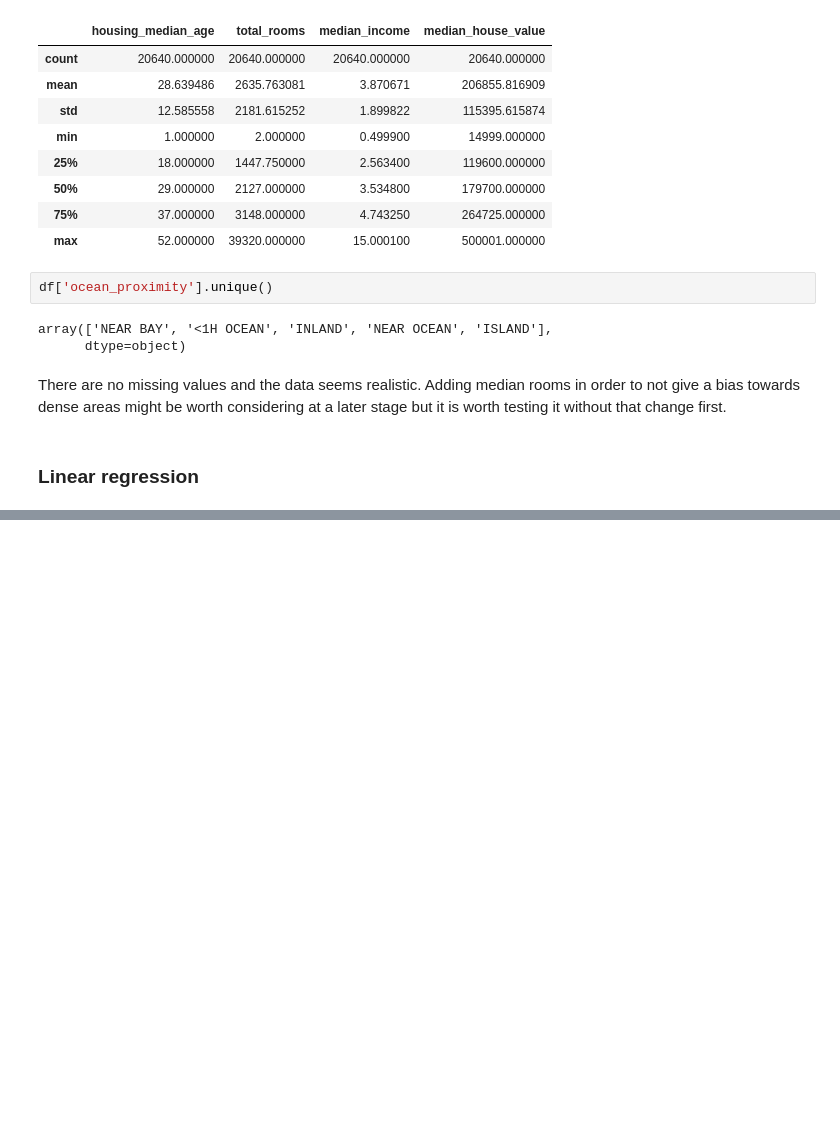
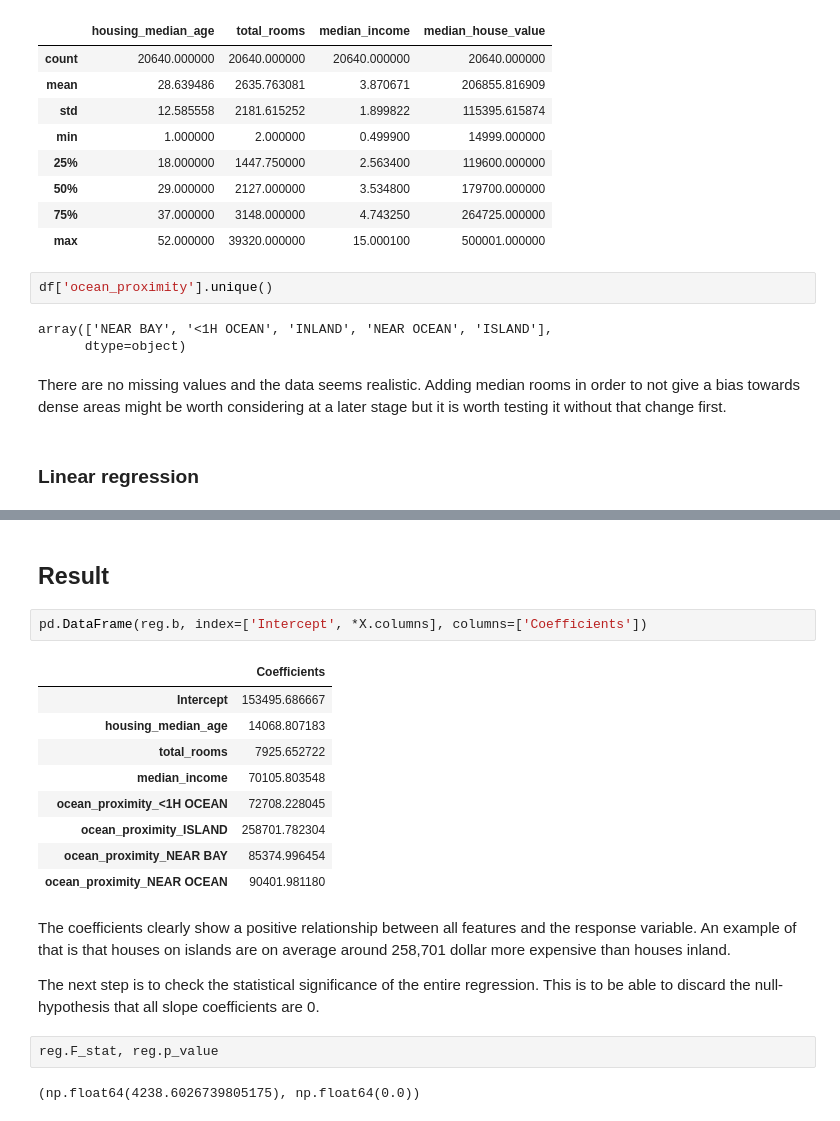
Before and after one commit to Theodor-Helje/python-programming-Theodor-Helje, a Jupyter notebook: Statistiska metoder/Labb/labb_assignment.ipynb, the cells around one changed output, grey strips where cells are left out. Drawn from its saved outputs; the diff is of its cells as text; blank space fills up the shorter version.

```diff
--- a/Statistiska metoder/Labb/labb_assignment.ipynb
+++ b/Statistiska metoder/Labb/labb_assignment.ipynb
@@ -113,0 +130,22 @@ LinearRegression(n=20640, d=7)
+# %% [markdown]
+## Result
+# %%
+pd.DataFrame(reg.b, index=['Intercept', *X.columns], columns=['Coefficients'])
+# %% [output]
+|  | Coefficients |
+| Intercept | 153495.686667 |
+| housing_median_age | 14068.807183 |
+| total_rooms | 7925.652722 |
+| median_income | 70105.803548 |
+| ocean_proximity_<1H OCEAN | 72708.228045 |
+| ocean_proximity_ISLAND | 258701.782304 |
+| ocean_proximity_NEAR BAY | 85374.996454 |
+| ocean_proximity_NEAR OCEAN | 90401.981180 |
+# %% [markdown]
+The coefficients clearly show a positive relationship between all features and the response variable. An example of that is that houses on islands are on average around 258,701 dollar more expensive than houses inland.
+
+The next step is to check the statistical significance of the entire regression. This is to be able to discard the null-hypothesis that all slope coefficients are 0.
+# %%
+reg.F_stat, reg.p_value
+# %% [output]
+(np.float64(4238.6026739805175), np.float64(0.0))
```
Also changed, not shown: parts of 8 cells of this notebook, 1 other file.
